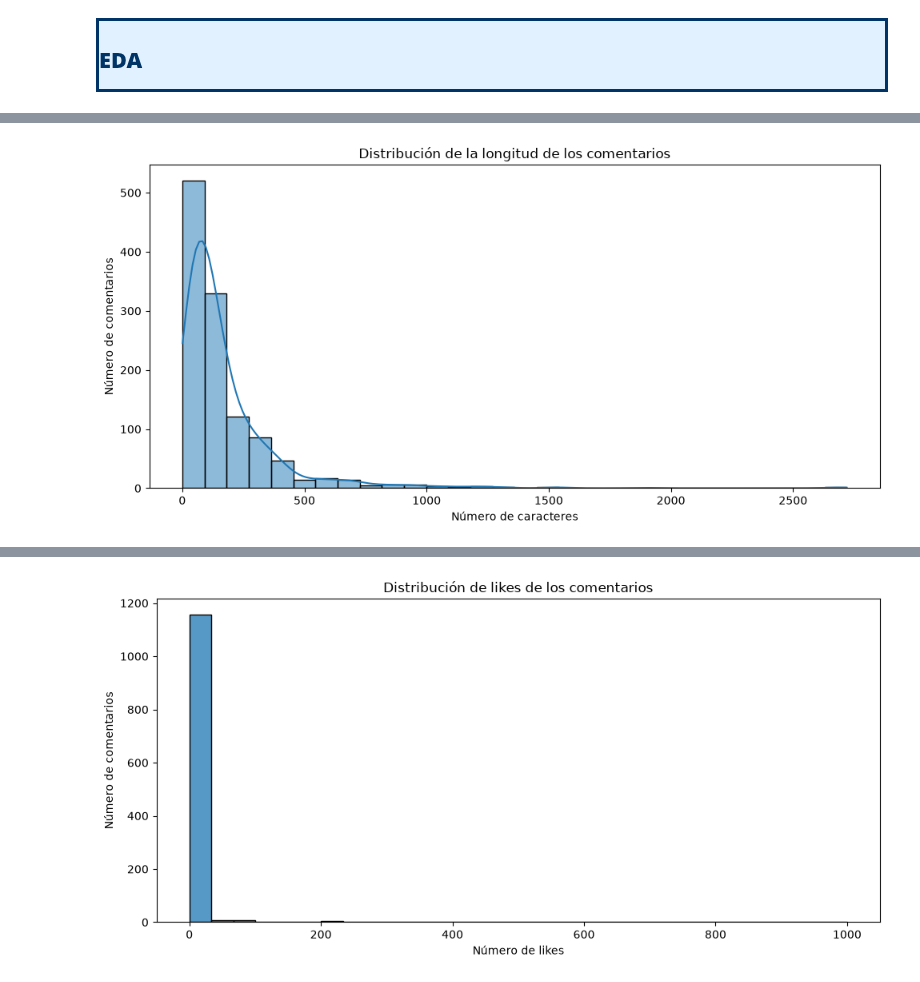
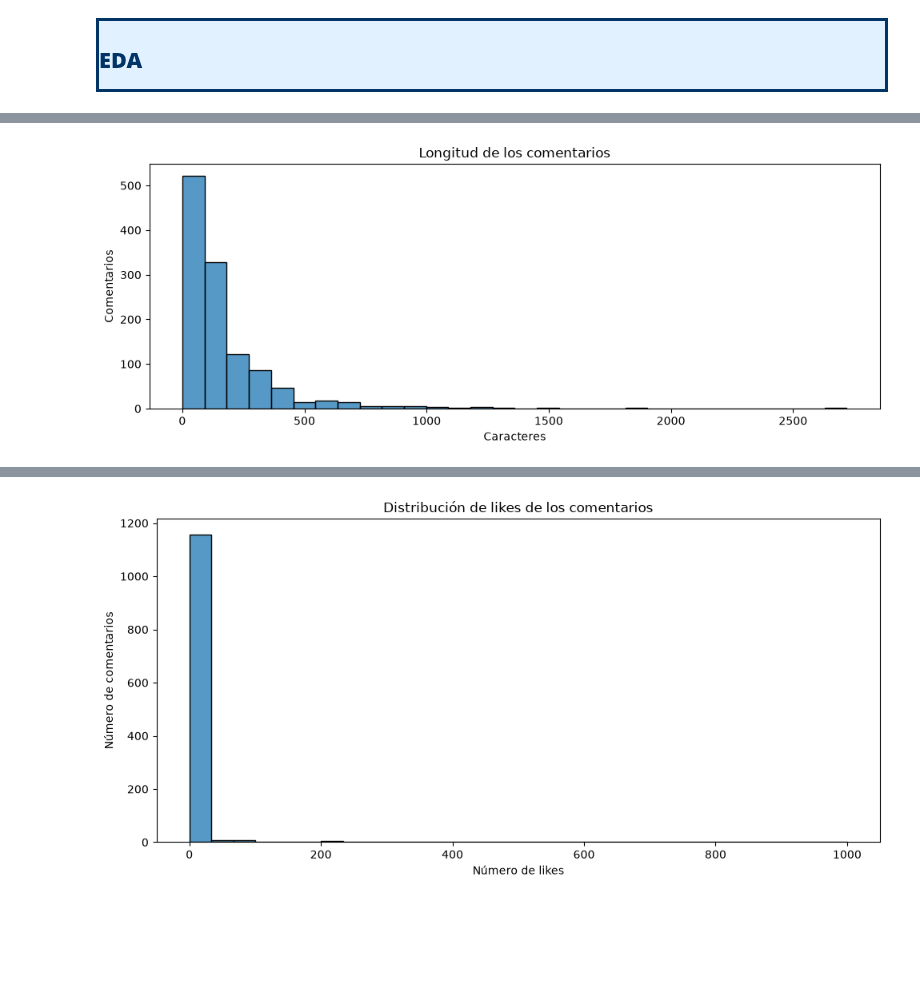
Before and after one commit to jejoama/Practicas_Curriculares, a Jupyter notebook: GENERAL.ipynb, the cells around one changed output, grey strips where cells are left out. Saved outputs shown, nothing was run; the diff lists cells and outputs as text; code cells hidden in the pictures; blank space fills up the shorter version.

```diff
--- a/GENERAL.ipynb
+++ b/GENERAL.ipynb
@@ -235,3 +230,20 @@ df_c["PORCENTAJE_MAYUSCULAS"] = df_c["COMENTARIO"].apply(
+# %%
+df_c["FECHA"] = pd.to_datetime(
+    df_c["FECHA"], unit="s", errors="coerce", utc=True
+).dt.tz_convert("Europe/Madrid")
+df_c["LIKES"] = pd.to_numeric(df_c["LIKES"], errors="coerce")
+
+
+def porcentaje_mayusculas(texto):
+    letras = [letra for letra in texto if letra.isalpha()]
+    if not letras:
+        return 0
+    return 100 * sum(letra.isupper() for letra in letras) / len(letras)
+
+
+df_c["PORCENTAJE_MAYUSCULAS"] = df_c["COMENTARIO"].fillna("").apply(porcentaje_mayusculas)
+df_c["LONGITUD_CARACTERES"] = df_c["COMENTARIO"].fillna("").str.len()
+df_c["NUM_PALABRAS"] = df_c["COMENTARIO"].fillna("").str.split().str.len()
 # %% [markdown]
 <div style="
   border:3px solid #003366;      /* azul oscuro (borde) */
@@ -323,14 +286,3 @@ Name: count, dtype: int64
   overflow:auto;">
 <h2 align="left" style="color:#003366;margin:0;"><b>EDA</b></h2>
 </div>
-# %%
-# Longitud de los comentarios
-df_c["LONGITUD_CARACTERES"] = df_c["COMENTARIO"].apply(len)
-
-df_c["NUM_PALABRAS"] = df_c["COMENTARIO"].apply(
-    lambda texto: len(texto.split())
-)
-
-# Estadísticas descriptivas
-display(
-    df_c[["LONGITUD_CARACTERES", "NUM_PALABRAS"]].describe().round(2))
@@ -347,21 +312,14 @@ display(
 # %%
 # Distribución de la longitud de los comentarios
-plt.figure(figsize=(10, 5))
-
-sns.histplot(
-    data=df_c,
-    x="LONGITUD_CARACTERES",
-    bins=30,
-    kde=True
-)
-
-plt.title("Distribución de la longitud de los comentarios")
-plt.xlabel("Número de caracteres")
-plt.ylabel("Número de comentarios")
+plt.figure(figsize=(10, 4))
+sns.histplot(data=df_c, x="LONGITUD_CARACTERES", bins=30)
+plt.title("Longitud de los comentarios")
+plt.xlabel("Caracteres")
+plt.ylabel("Comentarios")
 plt.tight_layout()
 plt.show()
 # %% [output]
-[figure, old version]
+[figure, new version]
 # %%
 # Número de comentarios por día
 comentarios_por_dia = (
```
Also changed, not shown: parts of 20 cells of this notebook.
